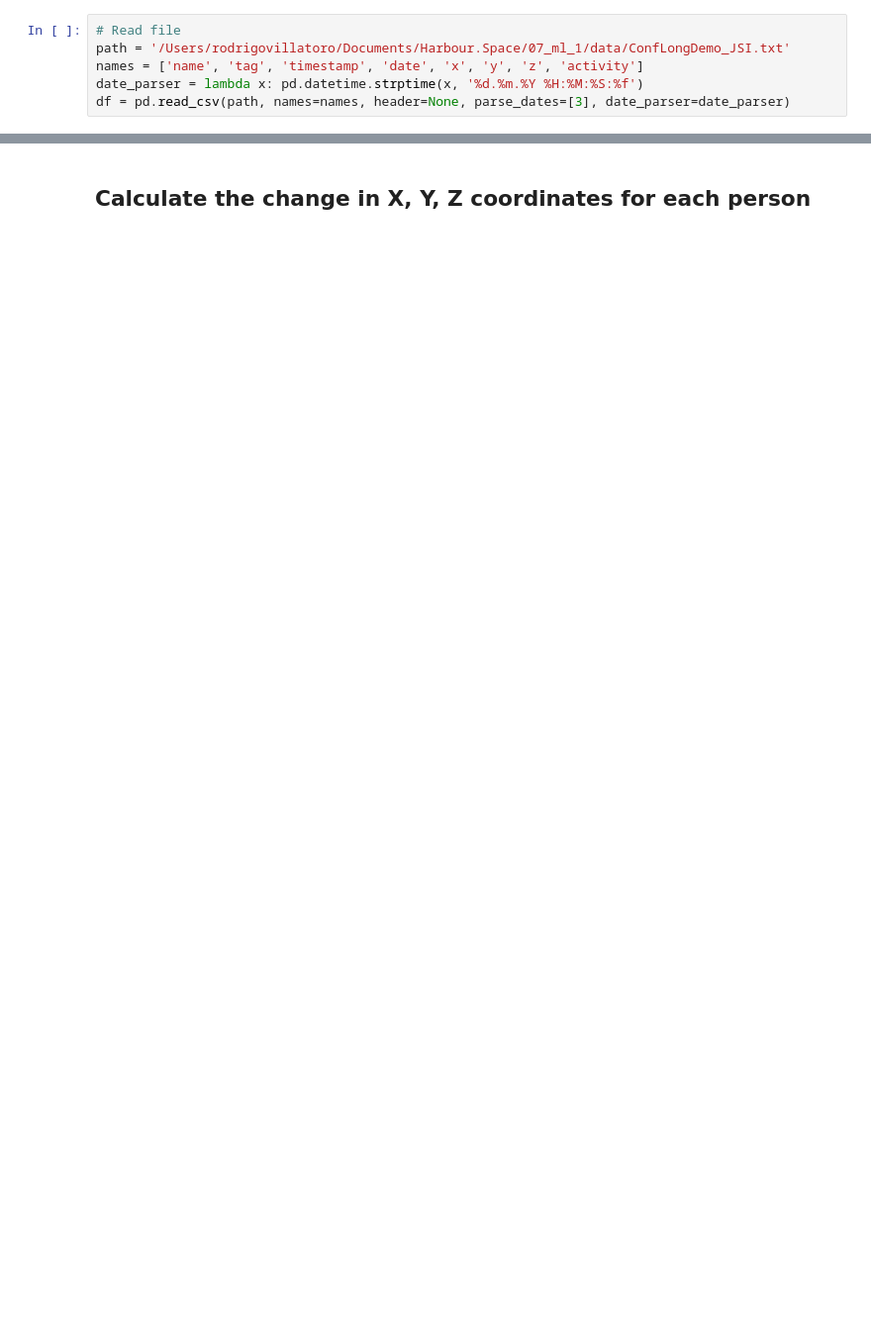
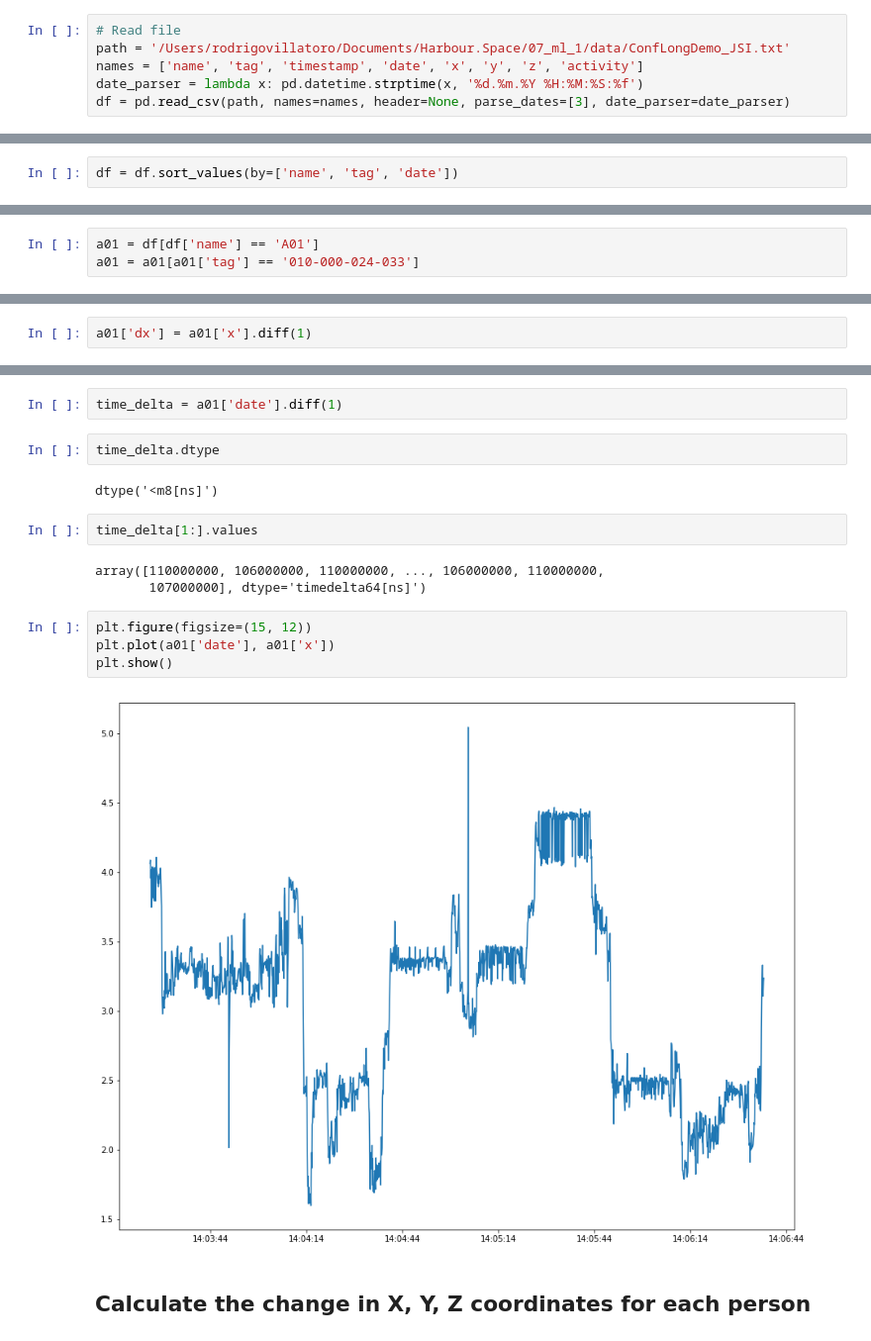
Before and after one commit to snikolenko/harbourspace-ml, a Jupyter notebook: rodrigo/h5_classification_postures.ipynb, the cells around one changed output, grey strips where cells are left out. Shown at 99% size. Saved outputs shown, nothing was run; the diff lists cells and outputs as text; blank space fills up the shorter version.

```diff
--- a/rodrigo/h5_classification_postures.ipynb
+++ b/rodrigo/h5_classification_postures.ipynb
@@ -23,0 +29,2 @@ df.head()
+# %%
+df = df.sort_values(by=['name', 'tag', 'date'])
@@ -23,0 +37,3 @@ df.head()
+# %%
+a01 = df[df['name'] == 'A01']
+a01 = a01[a01['tag'] == '010-000-024-033']
@@ -23,0 +44,2 @@ df.head()
+# %%
+a01['dx'] = a01['x'].diff(1)
@@ -24,3 +55,20 @@ df.head()
+# %%
+time_delta = a01['date'].diff(1)
+# %%
+time_delta.dtype
+# %% [output]
+dtype('<m8[ns]')
+# %%
+time_delta[1:].values
+# %% [output]
+array([110000000, 106000000, 110000000, ..., 106000000, 110000000,
+       107000000], dtype='timedelta64[ns]')
+# %%
+plt.figure(figsize=(15, 12))
+plt.plot(a01['date'], a01['x'])
+plt.show()
+# %% [output]
+[figure, added]
 # %% [markdown]
 ## Calculate the change in X, Y, Z coordinates for each person
 # %%
```
Also changed, not shown: parts of 21 cells of this notebook.
